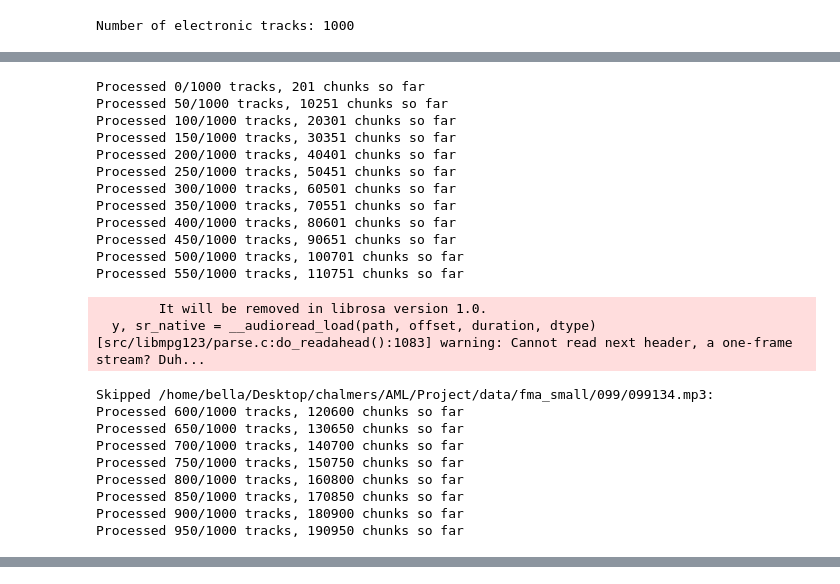
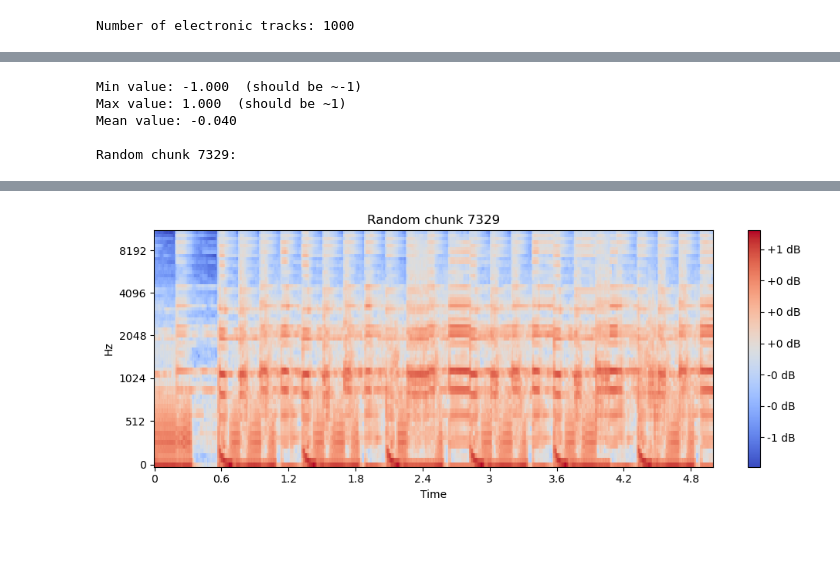
Before and after one commit to p0nchot326/Proyecto-musica, a Jupyter notebook: Spectrograms2.ipynb, the cells around one changed output, grey strips where cells are left out. Saved outputs shown, nothing was run; the diff lists cells and outputs as text; code cells hidden in the pictures; blank space fills up the shorter version.

```diff
--- a/Spectrograms2.ipynb
+++ b/Spectrograms2.ipynb
@@ -127,62 +208,25 @@ Reconstructed (2-channel iSTFT):
 # %%
-CHUNK_FRAMES = 64    # time frames per chunk
-STRIDE = 32          # 50% overlap
+print(f"Min value: {dataset.min():.3f}  (should be ~-1)")
+print(f"Max value: {dataset.max():.3f}  (should be ~1)")
+print(f"Mean value: {dataset.mean():.3f}")
 
-all_chunks = []
+# Listen to a random chunk
+idx = np.random.randint(len(dataset))
+audio = mel_chunk_to_audio(dataset[idx])
+print(f"\nRandom chunk {idx}:")
+ipd.display(ipd.Audio(audio, rate=SR))
 
-for i, path in enumerate(electronic_paths):
-    try:
-        y, sr = librosa.load(path, sr=SR, mono=True)
-        stft_complex = librosa.stft(y, n_fft=fft_size, hop_length=step_size)
-        stft_cropped = stft_complex[:N_FREQ_BINS, :]   # (64, time_frames)
-
-        real_part = stft_cropped.real
-        imag_part = stft_cropped.imag
-
-        # Normalize per track
-        max_val = np.abs(stft_cropped).max() + 1e-8
-        real_part = real_part / max_val
-        imag_part = imag_part / max_val
-
-        two_channel = np.stack([real_part, imag_part], axis=0)  # (2, 64, time_frames)
-
-        # Slice into chunks
-        for start in range(0, two_channel.shape[2] - CHUNK_FRAMES, STRIDE):
-            chunk = two_channel[:, :, start:start + CHUNK_FRAMES]  # (2, 64, 64)
-            all_chunks.append(chunk)
-
-        if i % 50 == 0:
-            print(f"Processed {i}/{len(electronic_paths)} tracks, "
-                  f"{len(all_chunks)} chunks so far")
-
-    except Exception as e:
-        print(f"Skipped {path}: {e}")
-
-dataset = np.array(all_chunks, dtype=np.float32)  # (N, 2, 64, 64)
-
-np.save("stft_2channel_electronic.npy", dataset)
+# Visualize a random chunk
+plt.figure(figsize=(10, 4))
+librosa.display.specshow(dataset[idx].squeeze(), sr=SR, hop_length=HOP_LENGTH,
+                         x_axis='time', y_axis='mel')
+plt.colorbar(format='%+2.0f dB')
+plt.title(f'Random chunk {idx}')
+plt.tight_layout()
+plt.show()
 # %% [output]
-Processed 0/1000 tracks, 201 chunks so far
-Processed 50/1000 tracks, 10251 chunks so far
-Processed 100/1000 tracks, 20301 chunks so far
-Processed 150/1000 tracks, 30351 chunks so far
-Processed 200/1000 tracks, 40401 chunks so far
-Processed 250/1000 tracks, 50451 chunks so far
-Processed 300/1000 tracks, 60501 chunks so far
-Processed 350/1000 tracks, 70551 chunks so far
-Processed 400/1000 tracks, 80601 chunks so far
-Processed 450/1000 tracks, 90651 chunks so far
-Processed 500/1000 tracks, 100701 chunks so far
-Processed 550/1000 tracks, 110751 chunks so far
+Min value: -1.000  (should be ~-1)
+Max value: 1.000  (should be ~1)
+Mean value: -0.040
+
+Random chunk 7329:
-        It will be removed in librosa version 1.0.
-  y, sr_native = __audioread_load(path, offset, duration, dtype)
-[src/libmpg123/parse.c:do_readahead():1083] warning: Cannot read next header, a one-frame stream? Duh...
-Skipped /home/bella/Desktop/chalmers/AML/Project/data/fma_small/099/099134.mp3:
-Processed 600/1000 tracks, 120600 chunks so far
-Processed 650/1000 tracks, 130650 chunks so far
-Processed 700/1000 tracks, 140700 chunks so far
-Processed 750/1000 tracks, 150750 chunks so far
-Processed 800/1000 tracks, 160800 chunks so far
-Processed 850/1000 tracks, 170850 chunks so far
-Processed 900/1000 tracks, 180900 chunks so far
-Processed 950/1000 tracks, 190950 chunks so far
@@ -188,0 +234 @@ Processed 950/1000 tracks, 190950 chunks so far
+[figure, added]
```
Also changed, not shown: parts of 8 cells of this notebook.
